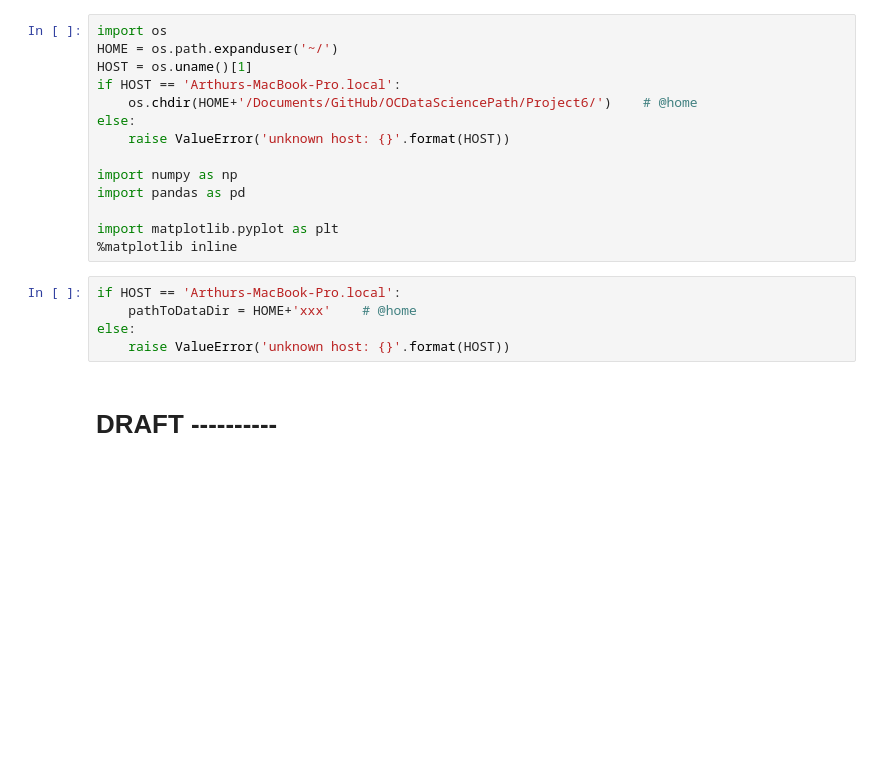
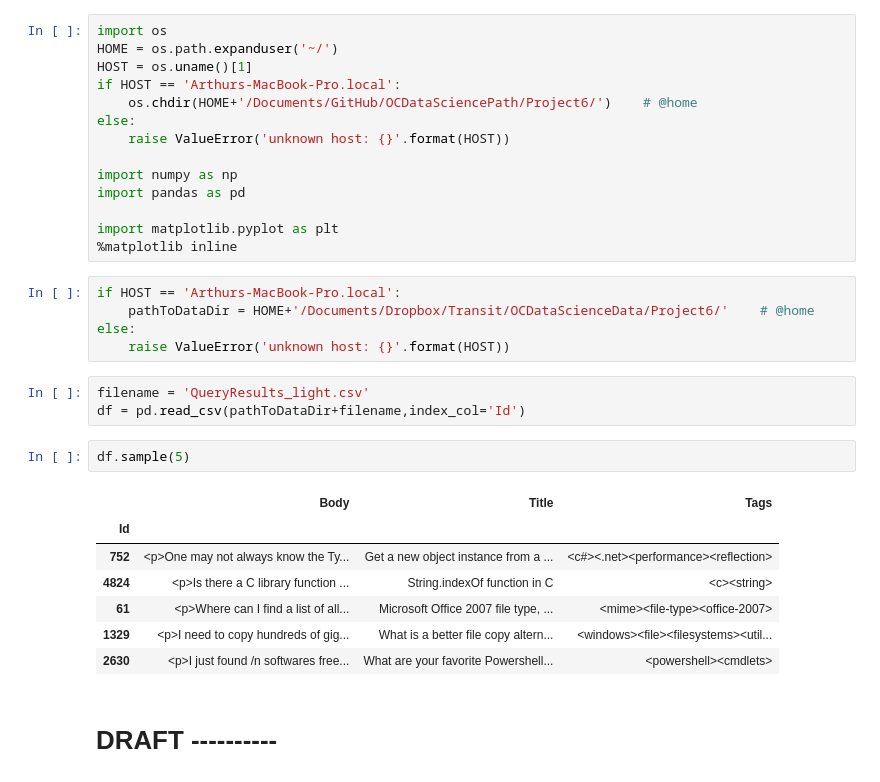
Before and after one commit to 0-tree/OCDataSciencePath, a Jupyter notebook: Project6/Work/dev_dataDownloadAndCleaning.ipynb, the cells around one changed output. Saved outputs shown, nothing was run; the diff lists cells and outputs as text; blank space fills up the shorter version.

Commit message:
notebook: OK downloaded minimal data + import

```diff
--- a/Project6/Work/dev_dataDownloadAndCleaning.ipynb
+++ b/Project6/Work/dev_dataDownloadAndCleaning.ipynb
@@ -19,9 +28,22 @@ import matplotlib.pyplot as plt
 %matplotlib inline
 # %%
 if HOST == 'Arthurs-MacBook-Pro.local':
-    pathToDataDir = HOME+'xxx'    # @home
+    pathToDataDir = HOME+'/Documents/Dropbox/Transit/OCDataScienceData/Project6/'    # @home
 else:
     raise ValueError('unknown host: {}'.format(HOST))
+# %%
+filename = 'QueryResults_light.csv'
+df = pd.read_csv(pathToDataDir+filename,index_col='Id')
+# %%
+df.sample(5)
+# %% [output]
+|  | Body | Title | Tags |
+| Id |  |  |  |
+| 752 | <p>One may not always know the Ty... | Get a new object instance from a ... | <c#><.net><performance><reflection> |
+| 4824 | <p>Is there a C library function ... | String.indexOf function in C | <c><string> |
+| 61 | <p>Where can I find a list of all... | Microsoft Office 2007 file type, ... | <mime><file-type><office-2007> |
+| 1329 | <p>I need to copy hundreds of gig... | What is a better file copy altern... | <windows><file><filesystems><util... |
+| 2630 | <p>I just found /n softwares free... | What are your favorite Powershell... | <powershell><cmdlets> |
 # %% [markdown]
 # DRAFT ----------
 # %% [markdown]
```
Also changed, not shown: parts of 1 cell of this notebook.
